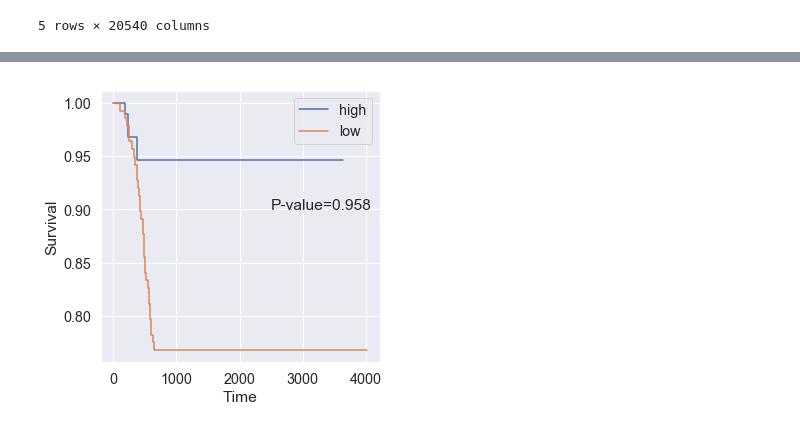
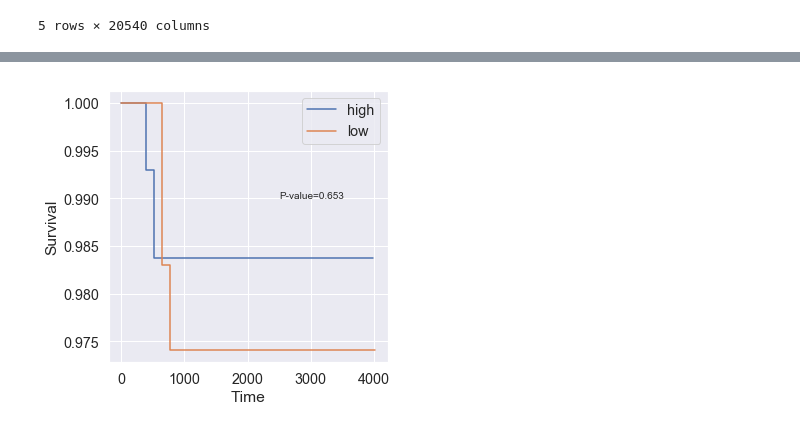
Before and after one commit to boringariel/scikit-learn, a Jupyter notebook: with_lifeline.ipynb, the cells around one changed output, grey strips where cells are left out. Drawn from its saved outputs; the diff is of its cells as text; code cells hidden in the pictures.

```diff
--- a/with_lifeline.ipynb
+++ b/with_lifeline.ipynb
@@ -57,26 +50,24 @@ table = table.reset_index(drop=True)
 # %%
 fig, ax = plt.subplots(figsize=(5,5))
 
 #TPD52가 평균 초과/미만인 그룹을 나누어 생존분석 수행
 
-mask = table['TPD52'] > table['TPD52'].mean()
-time, survival_prob = kaplan_meier_estimator(table['First Event'][mask], table['Overall Survival Days'][mask])
-kmf.fit(time, survival_prob, label='high')
+mask = table['TPD52'] > table['TPD52'].median()
+kmf.fit(table['Overall Survival Days'][mask], table['First Event'][mask], label='high')
 kmf.plot(ax=ax, ci_show=False)
 
-mask2 = table['TPD52'] < table['TPD52'].mean()
-time, survival_prob = kaplan_meier_estimator(table['First Event'][mask2], table['Overall Survival Days'][mask2])
-kmf.fit(time, survival_prob, label='low')
+mask2 = table['TPD52'] < table['TPD52'].median()
+kmf.fit(table['Overall Survival Days'][mask2], table['First Event'][mask2], label='low')
 kmf.plot(ax=ax, ci_show=False)
 
 #logrank test. https://lifelines.readthedocs.io/en/latest/lifelines.statistics.html 참고
 result = logrank_test(table['First Event'][mask], table['First Event'][mask2], table['Overall Survival Days'][mask], table['Overall Survival Days'][mask2], alpha=.99)
 pvalue = result.p_value
-ax.text(2500,0.9,'P-value=%.3f'% pvalue)
+ax.text(2500,0.99,'P-value=%.3f'% pvalue)
 
 ax.set_xlabel('Time')
 ax.set_ylabel('Survival')
 
 plt.savefig('./survival.png', dpi=300, bbox_inches='tight')
 # %% [output]
-[figure, old version]
+[figure, new version]
```
Also changed, not shown: parts of 1 cell of this notebook.
